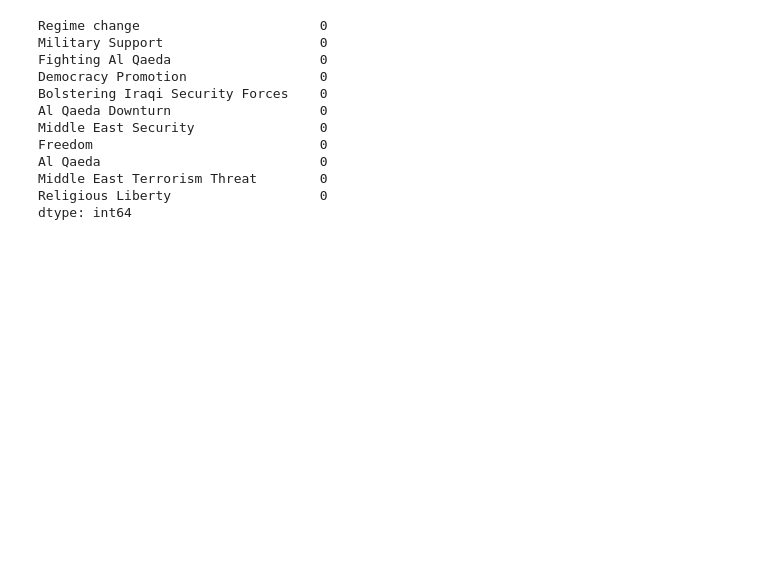
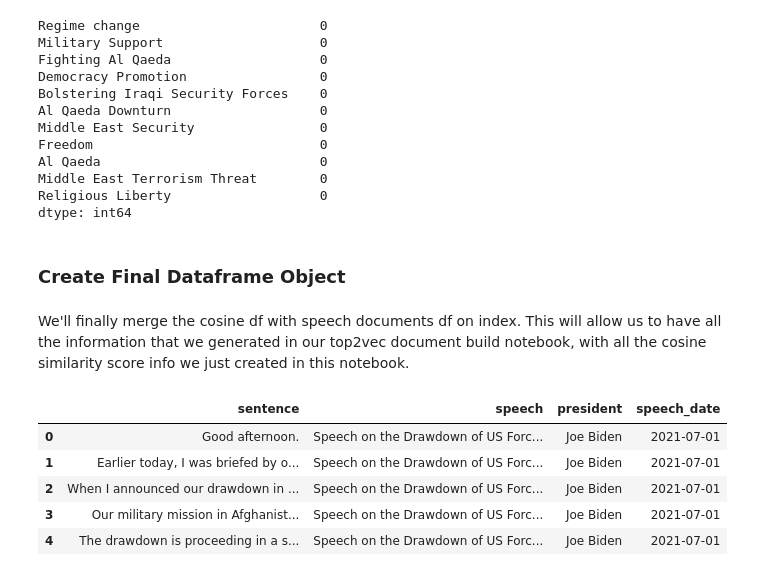
Before and after one commit to Kasheme/NLP, a Jupyter notebook: US Presedential Speeches/Analysis/Topic Modelling/top2vec model build.ipynb, the cells around one changed output. Cells and saved outputs as stored; diff of their text form; code cells hidden in the pictures; blank space fills up the shorter version.

```diff
--- a/US Presedential Speeches/Topic Modelling/top2vec model build.ipynb
+++ b/US Presedential Speeches/Analysis/Topic Modelling/top2vec model build.ipynb
@@ -419,3 +419,7 @@ Al Qaeda                            0
 Middle East Terrorism Threat        0
 Religious Liberty                   0
 dtype: int64
+# %% [markdown]
+### Create Final Dataframe Object
+# %% [markdown]
+We'll finally merge the cosine df with speech documents df on index. This will allow us to have all the information that we generated in our top2vec document build notebook, with all the cosine similarity score info we just created in this notebook.
@@ -421,0 +428,9 @@ dtype: int64
+# %%
+speech_docs.head()
+# %% [output]
+|  | sentence | speech | president | speech_date |
+| 0 | Good afternoon. | Speech on the Drawdown of US Forc... | Joe Biden | 2021-07-01 |
+| 1 | Earlier today, I was briefed by o... | Speech on the Drawdown of US Forc... | Joe Biden | 2021-07-01 |
+| 2 | When I announced our drawdown in ... | Speech on the Drawdown of US Forc... | Joe Biden | 2021-07-01 |
+| 3 | Our military mission in Afghanist... | Speech on the Drawdown of US Forc... | Joe Biden | 2021-07-01 |
+| 4 | The drawdown is proceeding in a s... | Speech on the Drawdown of US Forc... | Joe Biden | 2021-07-01 |
```
Also changed, not shown: parts of 18 cells of this notebook, 39 other files.
